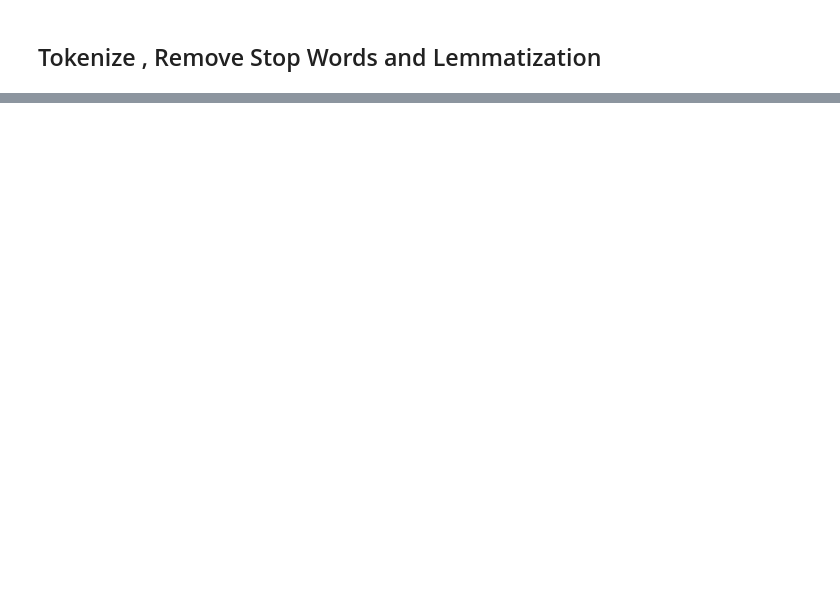
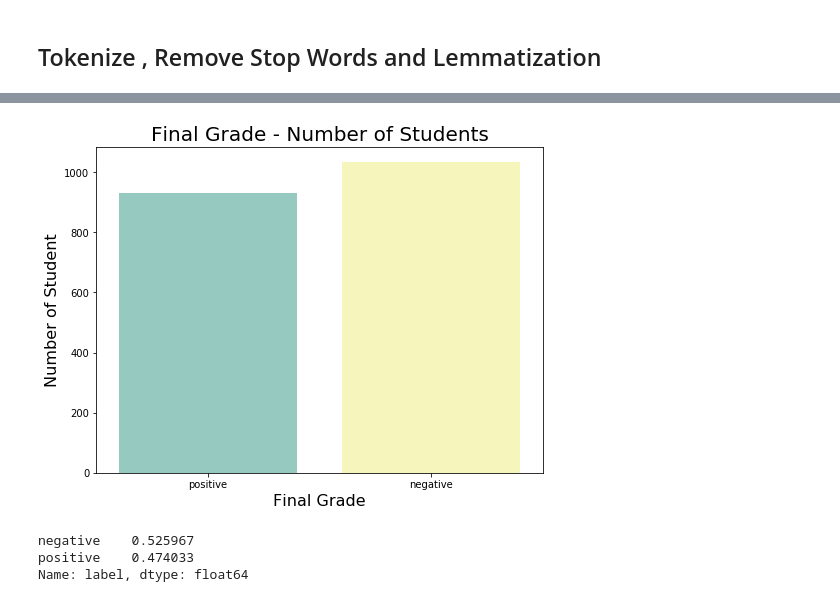
Before and after one commit to Cristinamulas/Amazon-Classifier, a Jupyter notebook: Data Cleaning.ipynb, the cells around one changed output, grey strips where cells are left out. Cells and saved outputs as stored; diff of their text form; code cells hidden in the pictures; blank space fills up the shorter version.

```diff
--- a/Data Cleaning.ipynb
+++ b/Data Cleaning.ipynb
@@ -181,0 +360,12 @@ df['Reviews_tokenize_join'][2357]
+# %%
+df['label'] = ['positive' if x > 0  else 'negative' for x in df['polarity']]
+# %%
+plot_binary(df, 'label')
+# %% [output]
+[figure, added]
+# %%
+df['label'].value_counts(normalize= True)
+# %% [output]
+negative    0.525967
+positive    0.474033
+Name: label, dtype: float64
```
Also changed, not shown: parts of 55 cells of this notebook.
